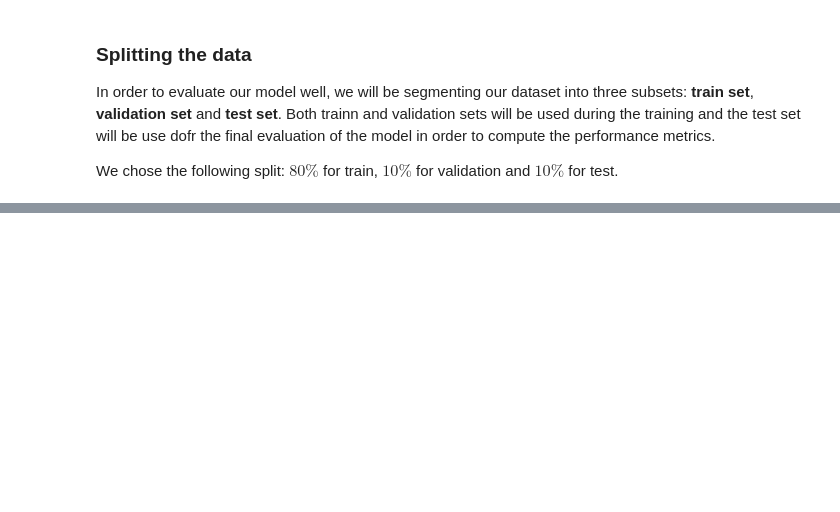
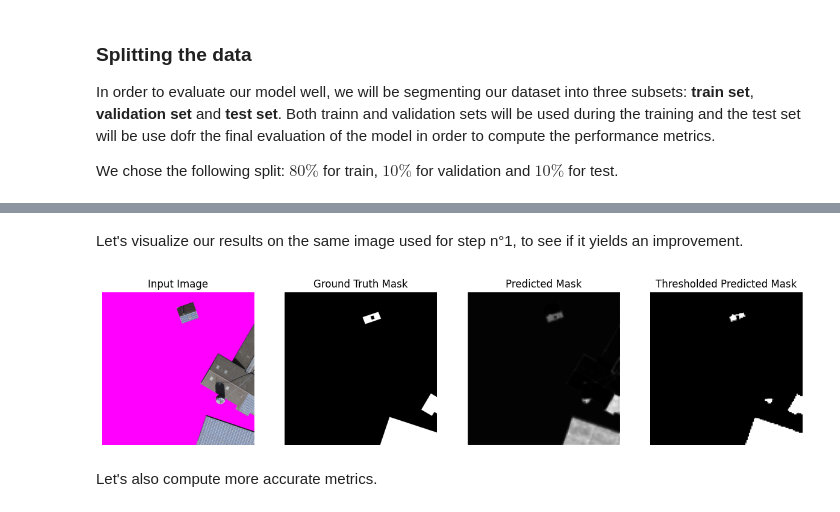
Before and after one commit to jeanprbt/swiss-solar-panel-segmentation, a Jupyter notebook: notebooks/results.ipynb, the cells around one changed output, grey strips where cells are left out. Drawn from its saved outputs; the diff is of its cells as text; code cells hidden in the pictures; blank space fills up the shorter version.

```diff
--- a/notebooks/results.ipynb
+++ b/notebooks/results.ipynb
@@ -270,0 +275,37 @@ compare_model_metrics(models, iou_scores, f1_scores)
+# %%
+step_2_model = UNet(nb_layers=nb_layers, kernel_size=kernel_size)
+if device != "cuda":
+    step_2_model.load_state_dict(torch.load(os.path.join(weights_dir, "unet_step_1_weights.pth"), map_location=torch.device('cpu')))
+else:
+    step_2_model.load_state_dict(torch.load(os.path.join(weights_dir, "unet_step_1_weights.pth")))
+step_2_model.to(device);
+
+# step_2_train_losses, step_2_val_losses = train_model(
+#     model=step_2_model,
+#     train_loader=roof_images_train_loader,
+#     val_loader=roof_images_val_loader,
+#     device=device,
+#     criterion=nn.BCELoss(),
+#     lr=lr,
+#     epochs=epochs,
+#     patience=patience
+# )
+# plot_losses(step_2_train_losses, step_2_val_losses)
+
+step_2_threshold = 0.12
+# step_2_threshold = optimize_threshold(model=step_2_model, test_loader=roof_images_test_loader, n_trials=20, device=device)
+# %% [markdown]
+Let's visualize our results on the same image used for step n°1, to see if it yields an improvement.
+# %%
+real_image, ground_truth, prediction = predict(
+    model=step_2_model,
+    test_loader=roof_images_test_loader,
+    idx=test_idx,
+    threshold=step_2_threshold,
+    device=device,
+)
+plot_prediction(real_image, ground_truth, prediction)
+# %% [output]
+[figure, added]
+# %% [markdown]
+Let's also compute more accurate metrics.
```
Also changed, not shown: parts of 67 cells of this notebook, 9 other files.
